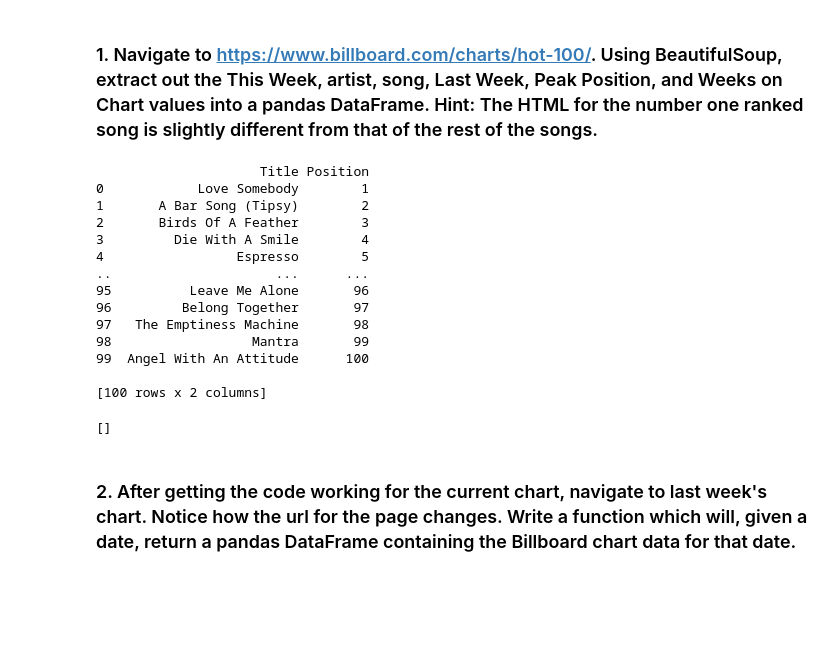
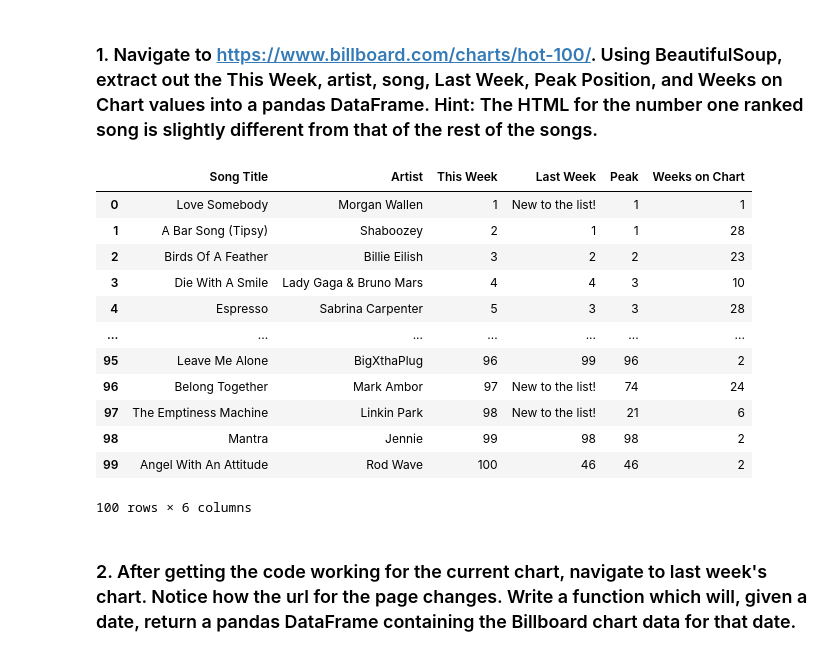
Before and after one commit to nss-data-science-cohort-8/webscraping-DrewRichard7, a Jupyter notebook: webscraping_practice.ipynb, the cells around one changed output. Saved outputs shown, nothing was run; the diff lists cells and outputs as text; code cells hidden in the pictures; blank space fills up the shorter version.

```diff
--- a/webscraping_practice.ipynb
+++ b/webscraping_practice.ipynb
@@ -188,37 +181,0 @@ artists = [row.ul.li.span.text.strip() for row in soup.select('.o-chart-results-
-# %%
-data = []
-for row in soup.select(".o-chart-results-list-row"):
-    title = row.h3.get_text(strip=True)
-    position = row.span.get_text(strip=True)
-    # peak_pos = row.select_one(".artist-chart-row-peak-pos").get_text(strip=True)
-    # peak_week = row.select_one(".artist-chart-row-peak-week").get_text(strip=True)
-    # peak_date = row.select_one(".artist-chart-row-peak-date").get_text(strip=True)
-    # wks_on_chart = row.select_one(".artist-chart-row-week-on-chart").get_text(strip=True)
-    data.append(
-        {
-            "Title": title,
-            "Position": position,
-            # "Peak Pos": peak_pos,
-            # "Peak Week": peak_week,
-            # "Weeks on Chart": wks_on_chart,
-        }
-    )
-
-
-df = pd.DataFrame(data)
-print(df)
-# %% [output]
-                     Title Position
-0            Love Somebody        1
-1       A Bar Song (Tipsy)        2
-2       Birds Of A Feather        3
-3         Die With A Smile        4
-4                 Espresso        5
-..                     ...      ...
-95          Leave Me Alone       96
-96         Belong Together       97
-97   The Emptiness Machine       98
-98                  Mantra       99
-99  Angel With An Attitude      100
-
-[100 rows x 2 columns]
@@ -228,8 +182,36 @@ names = soup.findAll('span', attrs = {'class': 'c-label'})
-# %%
-urls = [x['href'] for x in soup.find_all('a') if x.text == 'Apply']
-urls
-# %% [output]
-[]
+# %%
+this_week = [row.span.text.strip() for row in soup.select('.o-chart-results-list-row')]
+here = []
+for row in soup.select('.o-chart-results-list-row'):
+    item = row.ul.text.strip()
+    item = re.sub(r'[\n\t]+', ',', item)
+    here.append(item)
+here
+data = [item.split(',') for item in here]
+
+info_df = (
+    pd.DataFrame(data,columns = ['Song Title', 'Artist', 'Last Week A', 'Peak A', 'Wks on Chart A','Last Week B', 'Peak B', 'Wks on Chart B', 'None' ])
+    .drop(columns=['Last Week B', 'Peak B', 'Wks on Chart B', 'None'])
+    .rename(columns={'Last Week A':'Last Week', 'Peak A':'Peak', 'Wks on Chart A':'Weeks on Chart'})
+)
+info_df['This Week'] = this_week
+info_df['Last Week'] = [re.sub(r'-+', 'New to the list!', row) for row in info_df['Last Week']]
+info_df = info_df.loc[:,['Song Title', 'Artist','This Week', 'Last Week', 'Peak', 'Weeks on Chart']]
+info_df
+# %% [output]
+|  | Song Title | Artist | This Week | Last Week | Peak | Weeks on Chart |
+| 0 | Love Somebody | Morgan Wallen | 1 | New to the list! | 1 | 1 |
+| 1 | A Bar Song (Tipsy) | Shaboozey | 2 | 1 | 1 | 28 |
+| 2 | Birds Of A Feather | Billie Eilish | 3 | 2 | 2 | 23 |
+| 3 | Die With A Smile | Lady Gaga & Bruno Mars | 4 | 4 | 3 | 10 |
+| 4 | Espresso | Sabrina Carpenter | 5 | 3 | 3 | 28 |
+| ... | ... | ... | ... | ... | ... | ... |
+| 95 | Leave Me Alone | BigXthaPlug | 96 | 99 | 96 | 2 |
+| 96 | Belong Together | Mark Ambor | 97 | New to the list! | 74 | 24 |
+| 97 | The Emptiness Machine | Linkin Park | 98 | New to the list! | 21 | 6 |
+| 98 | Mantra | Jennie | 99 | 98 | 98 | 2 |
+| 99 | Angel With An Attitude | Rod Wave | 100 | 46 | 46 | 2 |
+100 rows × 6 columns
 # %% [markdown]
 ### 2. After getting the code working for the current chart, navigate to last week's chart. Notice how the url for the page changes. Write a function which will, given a date, return a pandas DataFrame containing the Billboard chart data for that date.
 # %% [markdown]
```
Also changed, not shown: parts of 3 cells of this notebook.
